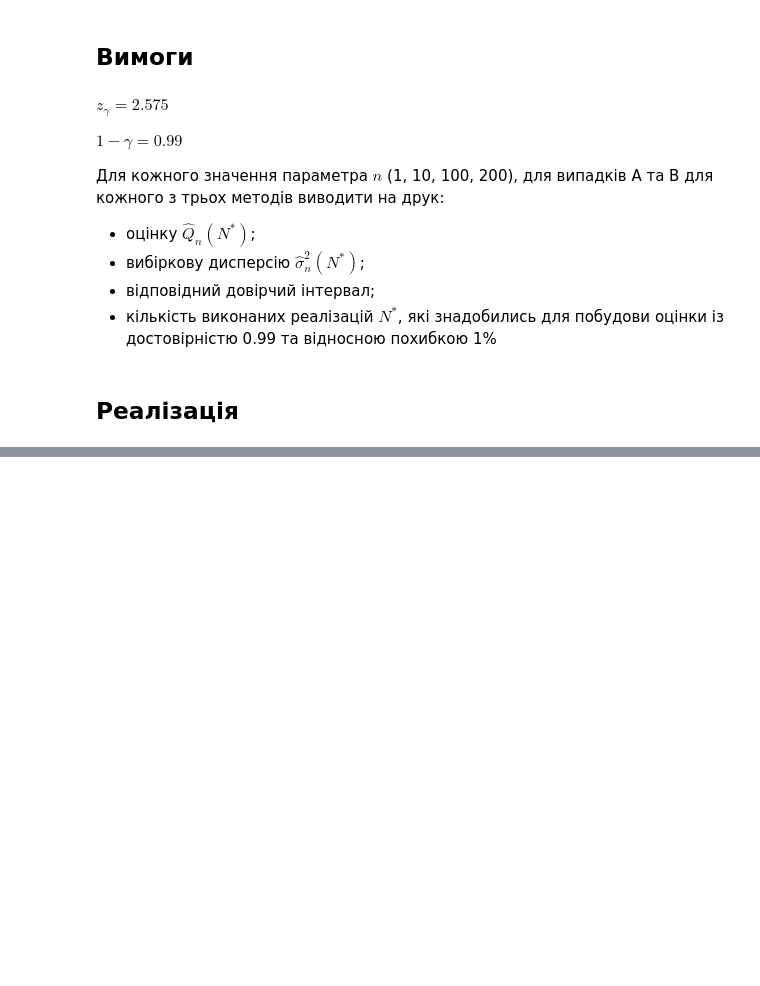
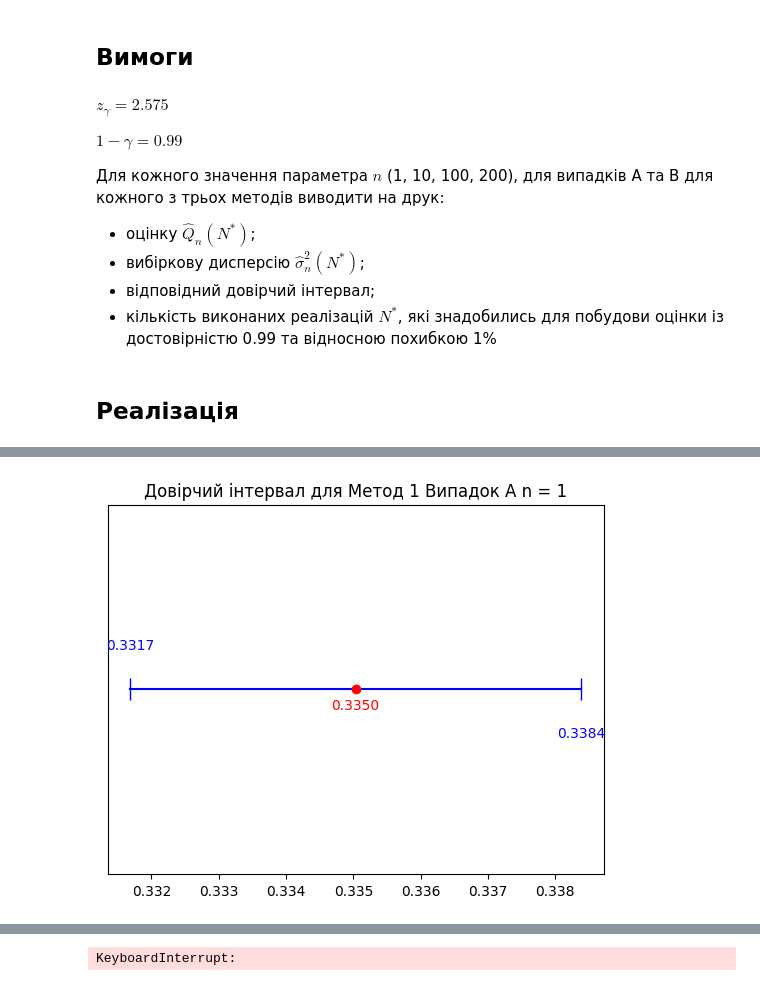
Before and after one commit to KlymentievMaksym/MathStatMethods, a Jupyter notebook: Estimation and Confidence Intervals/Lab1.ipynb, the cells around one changed output, grey strips where cells are left out. Saved outputs shown, nothing was run; the diff lists cells and outputs as text; code cells hidden in the pictures; blank space fills up the shorter version.

```diff
--- a/Estimation and Confidence Intervals/Lab1.ipynb
+++ b/Estimation and Confidence Intervals/Lab1.ipynb
@@ -364,0 +399,75 @@ $ 1 - \gamma = 0.99 $
+# %%
+def generate_xi(size):
+    omega = np.random.uniform(0, 1, size)
+    return np.sqrt(-np.log(omega))
+
+def generate_eta(info: InfoTask2, size):
+    omega = np.random.uniform(0, 1, size)  #, info.n
+    match info.case:
+        case 'A':
+            return 1.0 / np.sqrt(omega) - 1.0
+        case 'B':
+            return -np.log(omega)
+
+def monte_carlo_method(info: InfoTask2):
+    xi_sum = sum(generate_xi(info.n))
+    eta = generate_eta(info, 1)
+    # print(xi_sum < eta)
+    q_i = 1 if xi_sum < eta else 0
+    return q_i
+# %%
+epsilon = 0.01
+confidence_level = 0.99
+gamma = 1 - confidence_level
+
+z_value = 2.575
+
+n_max = 5 * 10**5
+
+methods = ["Метод 1", "Метод 2", "Метод 3"]
+cases = ["A", "B"]
+ns = [1, 10, 100, 200]
+
+for method in methods:
+    info.method = method
+    for cas in cases:
+        info.case = cas
+        for n in ns:
+            info.n = n
+
+            # TODO: REDO
+            N = 0
+            sum_q = 0.0
+            sum_q2 = 0.0
+
+            while True:
+                N += 1
+                match methods.index(method):
+                    case 0:
+                        q_i = monte_carlo_method(info)
+                    case 1:
+                        pass
+                    case 2:
+                        pass
+                if q_i != 0 and N > 1:
+                    sum_q += q_i
+                    sum_q2 += q_i**2
+
+                    Q_est = sum_q / N
+                    # Несмещенная выборочная дисперсия
+                    var_est = (sum_q2 - N * (Q_est**2)) / (N - 1)
+
+                    if Q_est > 0:
+                        required_N = (z_value**2 * var_est) / (epsilon**2 * Q_est**2)
+                        if N >= required_N:
+                            margin = z_value * np.sqrt(var_est / N)
+                            interval = [Q_est - margin, Q_est + margin]
+                            info = InfoTask2(method, cas, n, estimation=Q_est, var=var_est, interval=interval, n_used=N)
+                            info.print_info()
+                            break
+
+                    if N >= n_max:
+                        info = InfoTask2(method, cas, n)
+                        info.print_info()
+                        break
+# %% [output]
@@ -364,0 +484 @@ $ 1 - \gamma = 0.99 $
+[figure, added]
@@ -364,0 +502 @@ $ 1 - \gamma = 0.99 $
+KeyboardInterrupt:
```
Also changed, not shown: parts of 7 cells of this notebook, 1 other file.
